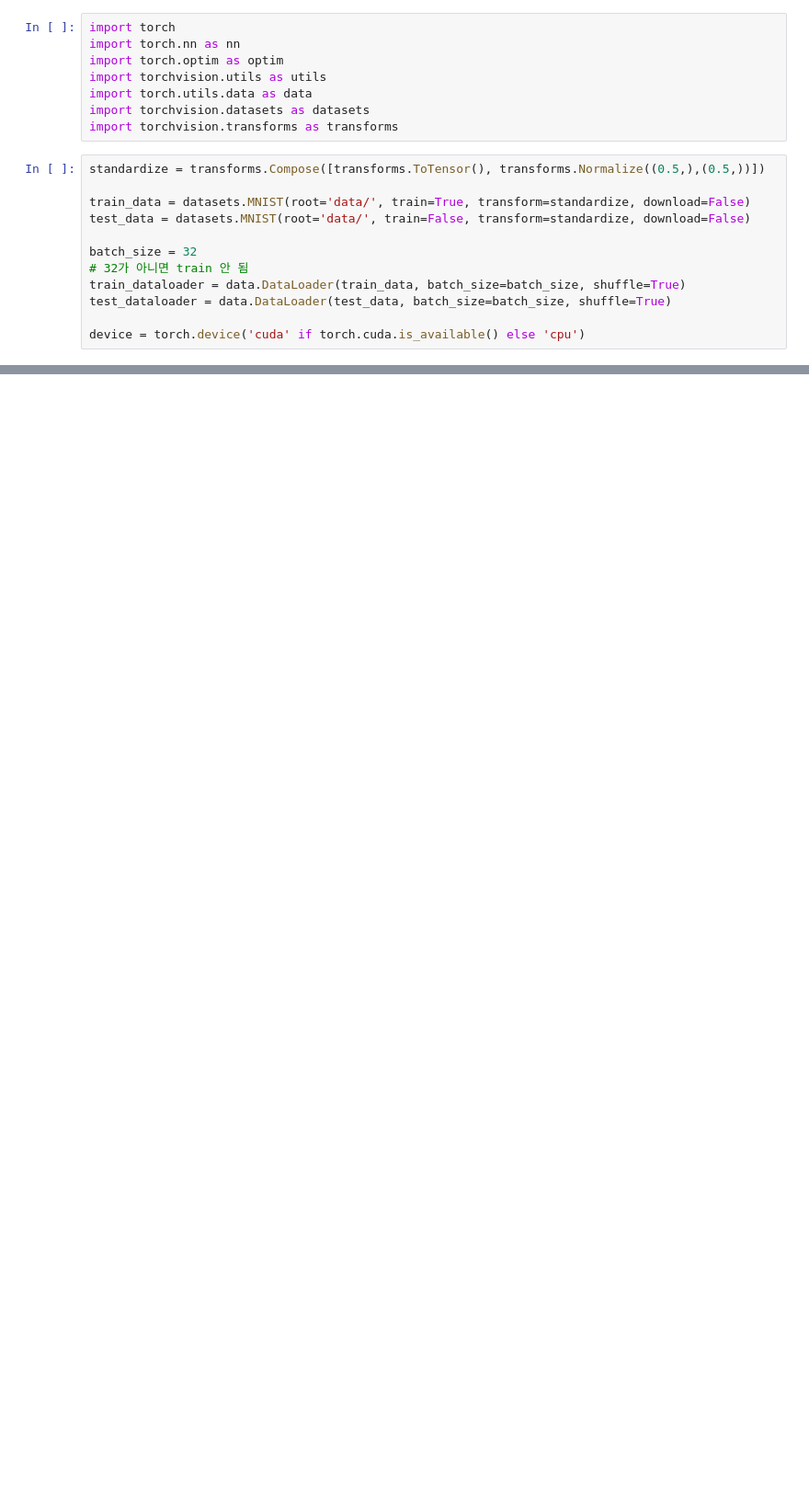
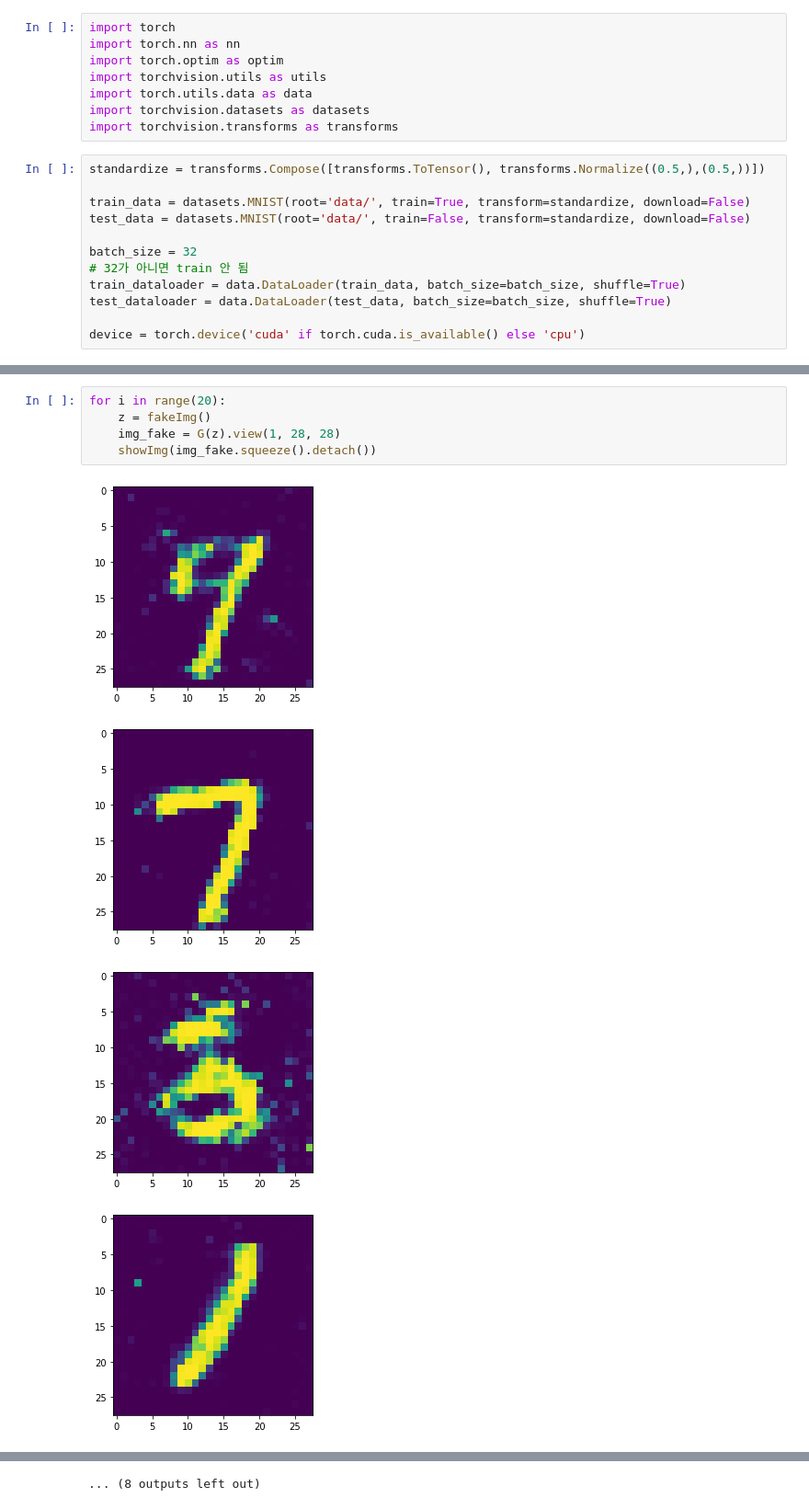
Before and after one commit to jaehong21/AI_Portfolio, a Jupyter notebook: GAN/MNIST_GAN.ipynb, the cells around one changed output, grey strips where cells are left out. Shown at 92% size. Saved outputs shown, nothing was run; the diff lists cells and outputs as text; blank space fills up the shorter version.

```diff
--- a/GAN/MNIST_GAN.ipynb
+++ b/GAN/MNIST_GAN.ipynb
@@ -166,0 +184,10 @@ for epoch in range(20):
+# %%
+for i in range(20):
+    z = fakeImg()
+    img_fake = G(z).view(1, 28, 28)
+    showImg(img_fake.squeeze().detach())
+# %% [output]
+[figure, added]
+[figure, added]
+[figure, added]
+[figure, added]
@@ -166,0 +202 @@ for epoch in range(20):
+... (8 outputs left out)
```
Also changed, not shown: parts of 11 cells of this notebook.
